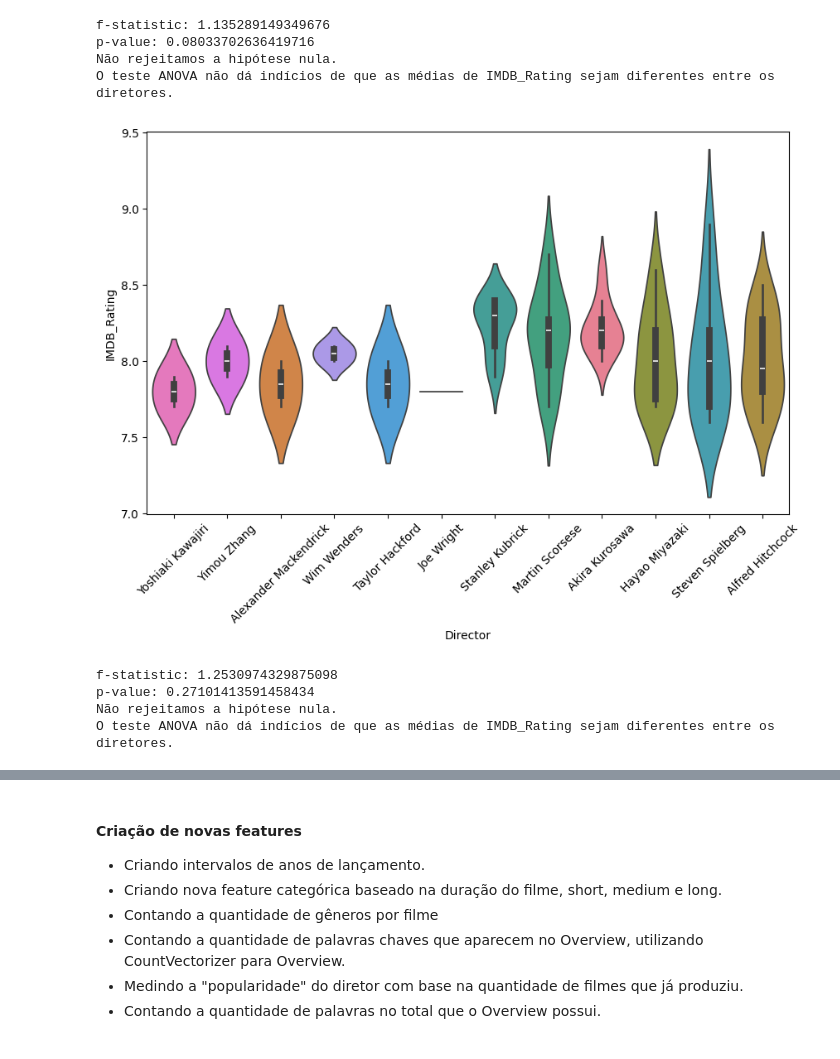
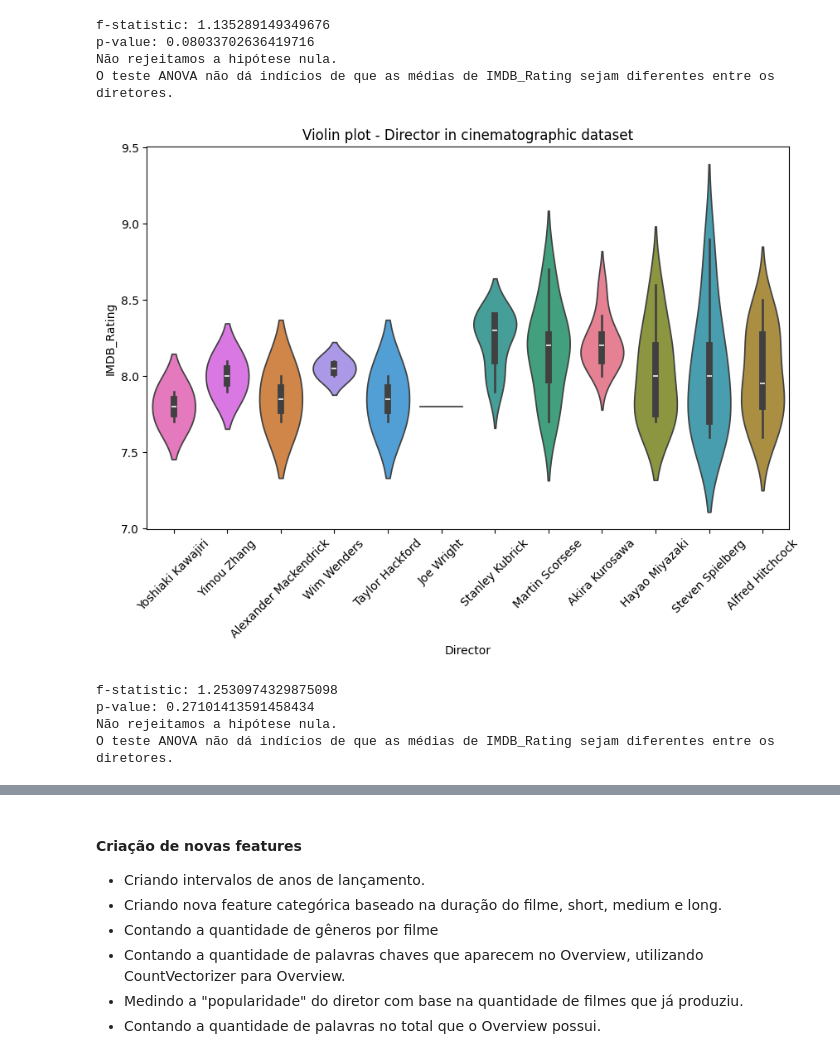
Before and after one commit to nevidomyyb/LH_CD_PEDRO_HENRIQUE_BARBOSA_DA_CUNHA, a Jupyter notebook: challenge.ipynb, the cells around one changed output, grey strips where cells are left out. Saved outputs shown, nothing was run; the diff lists cells and outputs as text; code cells hidden in the pictures.

```diff
--- a/challenge.ipynb
+++ b/challenge.ipynb
@@ -247,34 +247,35 @@ directors_productions = dataset.groupby('Director', observed=False).size().sort_
 above_mean_directors = directors_productions[directors_productions >= directors_productions.mean()]
 top_6_directors = above_mean_directors.head(6)
 tail_6_directors = above_mean_directors.tail(6)
 dataset_directors = pd.concat([
     top_6_directors,  tail_6_directors
 ])
 
 directors_productions = dataset[dataset['Director'].isin(dataset_directors.index)].copy()
 directors_productions['Director'] = directors_productions['Director'].cat.remove_unused_categories()
 
 ordered = dataset_directors.sort_values(ascending=True)
 
 plt.figure(figsize=(10,6))
 sns.violinplot(data=directors_productions, x="Director", y="IMDB_Rating", hue='Director', order=ordered.index)
 plt.xticks(rotation=45)
+plt.title('Violin plot - Director in cinematographic dataset')
 plt.show()
 
 groups = [group['IMDB_Rating'].values for name, group in directors_productions.groupby('Director', observed=True)]
 
 f_stat, p_val = f_oneway(*groups)
 print(f'f-statistic: {f_stat}')
 print(f'p-value: {p_val}')
 
 if p_val < 0.05:
     print('Rejeitamos a hipótese nula.')
     print('O teste ANOVA dá indícios de que as médias de IMDB_Rating são diferentes entre os diretores.')
 else:
     print('Não rejeitamos a hipótese nula.')
     print('O teste ANOVA não dá indícios de que as médias de IMDB_Rating sejam diferentes entre os diretores.')
 # %% [output]
-[figure, old version]
+[figure, new version]
 f-statistic: 1.2530974329875098
 p-value: 0.27101413591458434
 Não rejeitamos a hipótese nula.
```
Also changed, not shown: parts of 2 cells of this notebook.
